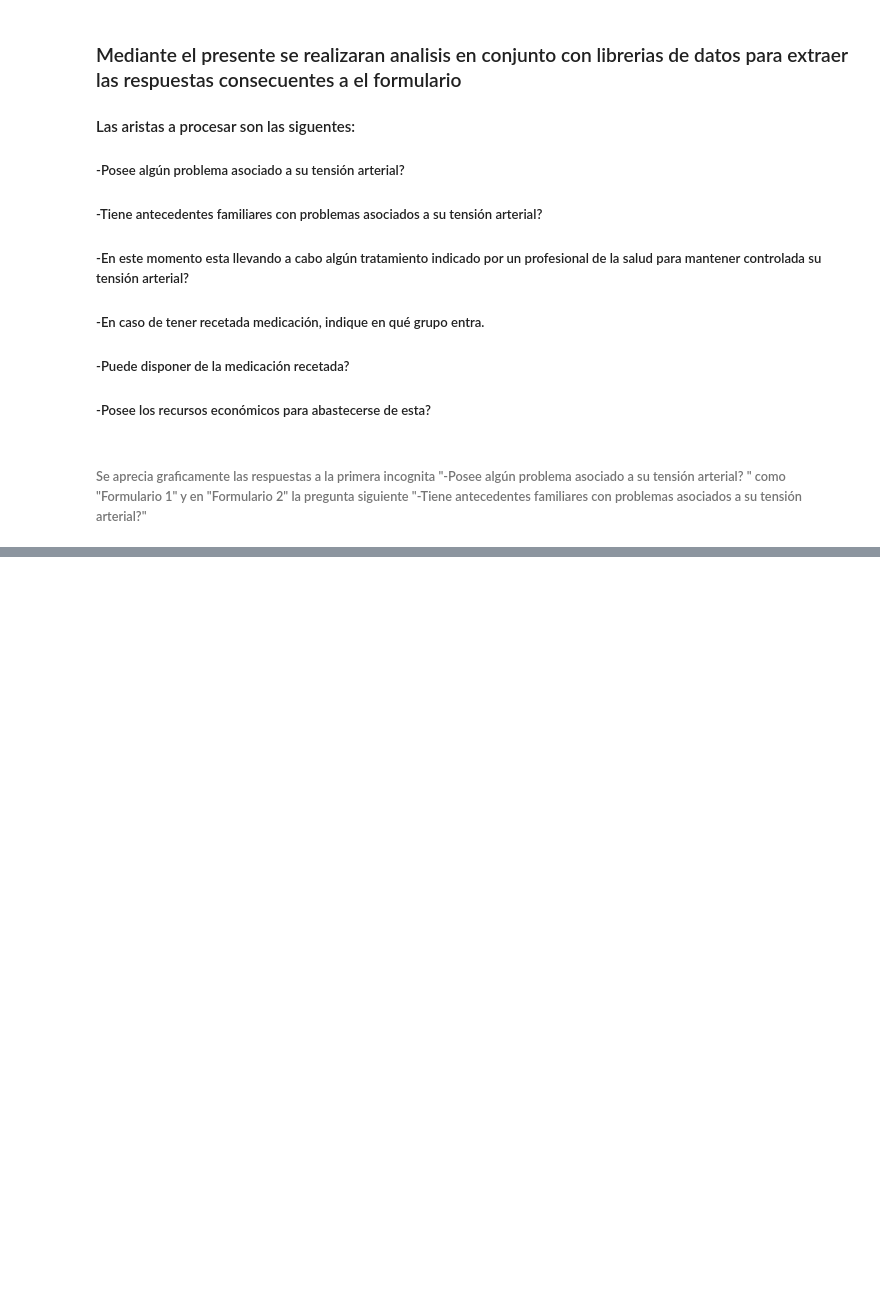
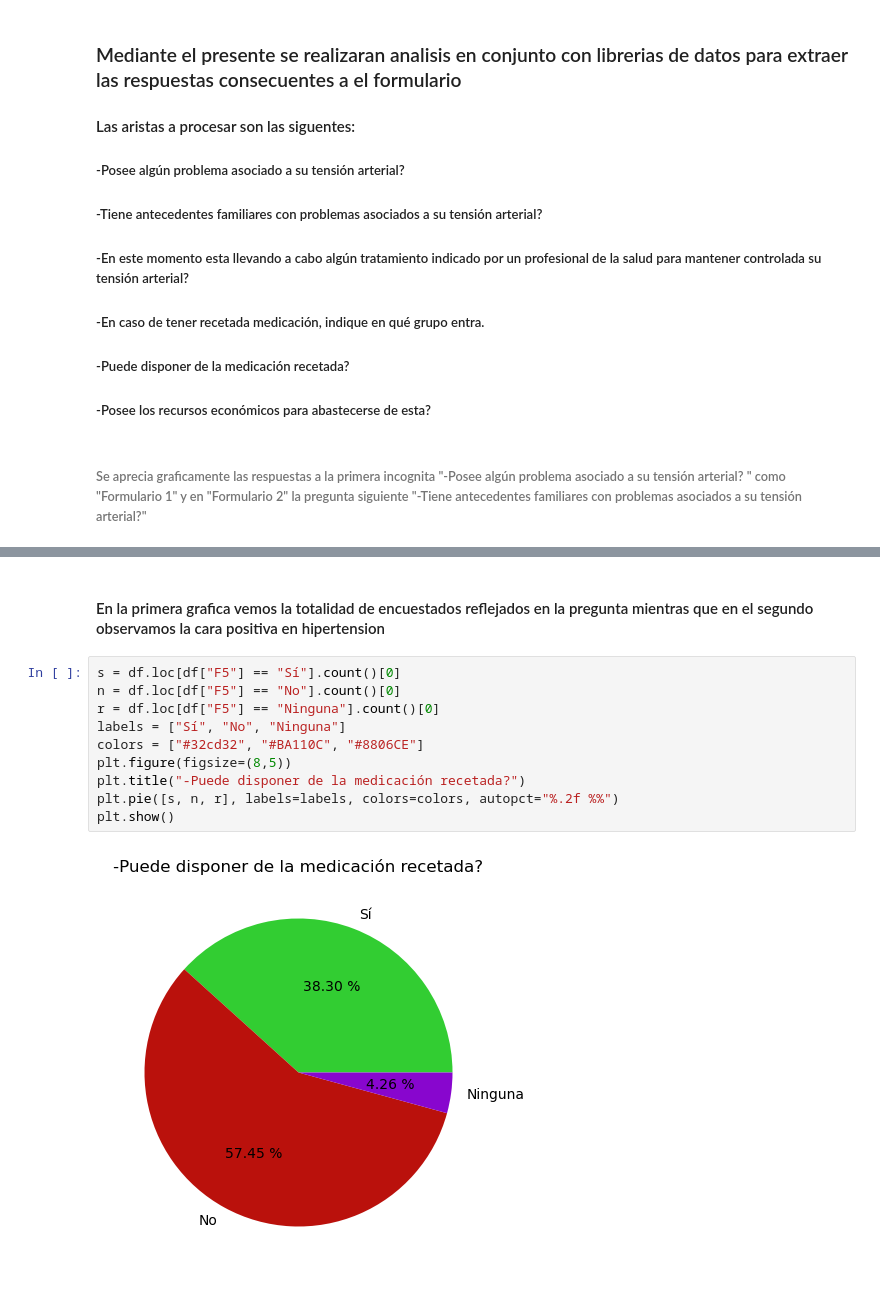
Before and after one commit to ThomasCybart/Tension.Arterial-P, a Jupyter notebook: scripts/Read.ipynb, the cells around one changed output, grey strips where cells are left out. Saved outputs shown, nothing was run; the diff lists cells and outputs as text; blank space fills up the shorter version.

```diff
--- a/scripts/Read.ipynb
+++ b/scripts/Read.ipynb
@@ -64,0 +108,14 @@ plt.show()
+# %% [markdown]
+#### En la primera grafica vemos la totalidad de encuestados reflejados en la pregunta mientras que en el segundo observamos la cara positiva en hipertension
+# %%
+s = df.loc[df["F5"] == "Sí"].count()[0]
+n = df.loc[df["F5"] == "No"].count()[0]
+r = df.loc[df["F5"] == "Ninguna"].count()[0]
+labels = ["Sí", "No", "Ninguna"]
+colors = ["#32cd32", "#BA110C", "#8806CE"]
+plt.figure(figsize=(8,5))
+plt.title("-Puede disponer de la medicación recetada?")
+plt.pie([s, n, r], labels=labels, colors=colors, autopct="%.2f %%")
+plt.show()
+# %% [output]
+[figure, added]
```
Also changed, not shown: parts of 7 cells of this notebook.
